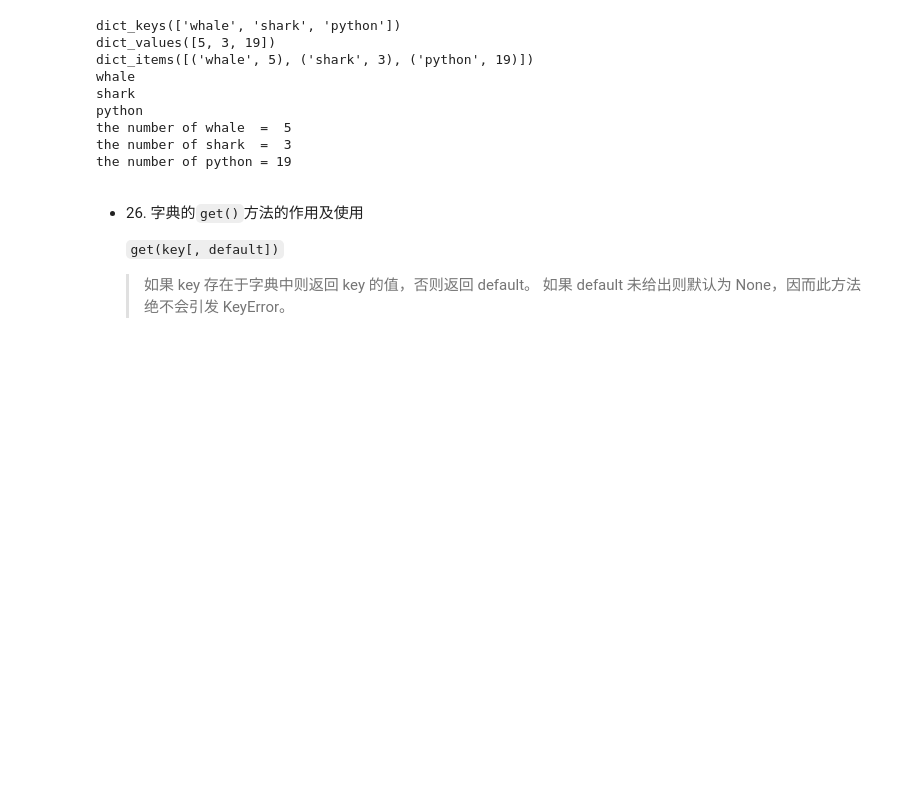
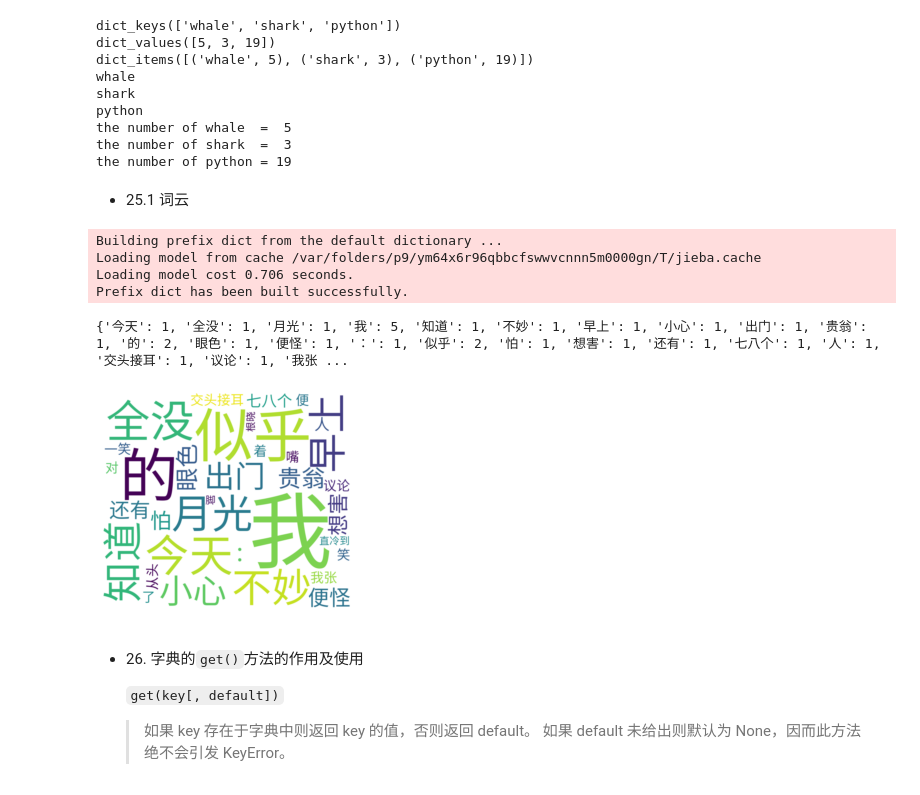
Before and after one commit to limingjie/jupyter-notebook, a Jupyter notebook: WanTing/python.ipynb, the cells around one changed output. Drawn from its saved outputs; the diff is of its cells as text; code cells hidden in the pictures; blank space fills up the shorter version.

```diff
--- a/WanTing/python.ipynb
+++ b/WanTing/python.ipynb
@@ -622,6 +624,44 @@ python
 the number of whale  =  5
 the number of shark  =  3
 the number of python = 19
+# %% [markdown]
+- 25.1 词云
+# %%
+"""
+  程序功能：实现词频的统计
+"""
+from wordcloud import WordCloud
+import matplotlib.pyplot as plt  # 绘制图像的模块
+import jieba  # 分词模块
+
+sentence = "今天全没月光我知道不妙早上小心出门贵翁的眼色便怪：似乎怕我似乎想害我还有七八个人交头接耳的议论我张着嘴对我笑了一笑我便从头直冷到脚根晓"
+wordList = jieba.lcut(sentence)
+
+wordDic = {}  # 定义一个空字典
+
+for word in wordList:
+    if word in wordDic.keys():
+        wordDic[word] = wordDic[word] + 1
+    else:
+        wordDic[word] = 1
+print(wordDic)
+
+wordcloud = WordCloud(
+    # 设置字体，不然会出现口字乱码，文字的路径是电脑的字体一般路径，可以换成别的
+    font_path="~/Library/Fonts/sarasa-ui-sc-regular.ttf",
+    # 设置了背景，宽高
+    background_color="white", width=1000, height=880).generate_from_frequencies(wordDic)
+
+plt.imshow(wordcloud, interpolation="bilinear")
+plt.axis("off")
+plt.show()
+# %% [output]
+Building prefix dict from the default dictionary ...
+Loading model from cache /var/folders/p9/ym64x6r96qbbcfswwvcnnn5m0000gn/T/jieba.cache
+Loading model cost 0.706 seconds.
+Prefix dict has been built successfully.
+{'今天': 1, '全没': 1, '月光': 1, '我': 5, '知道': 1, '不妙': 1, '早上': 1, '小心': 1, '出门': 1, '贵翁': 1, '的': 2, '眼色': 1, '便怪': 1, '：': 1, '似乎': 2, '怕': 1, '想害': 1, '还有': 1, '七八个': 1, '人': 1, '交头接耳': 1, '议论': 1, '我张 ...
+[figure, added]
 # %% [markdown]
 - 26\. 字典的`get()`方法的作用及使用
 
```
Also changed, not shown: parts of 29 cells of this notebook, 13 other files.
